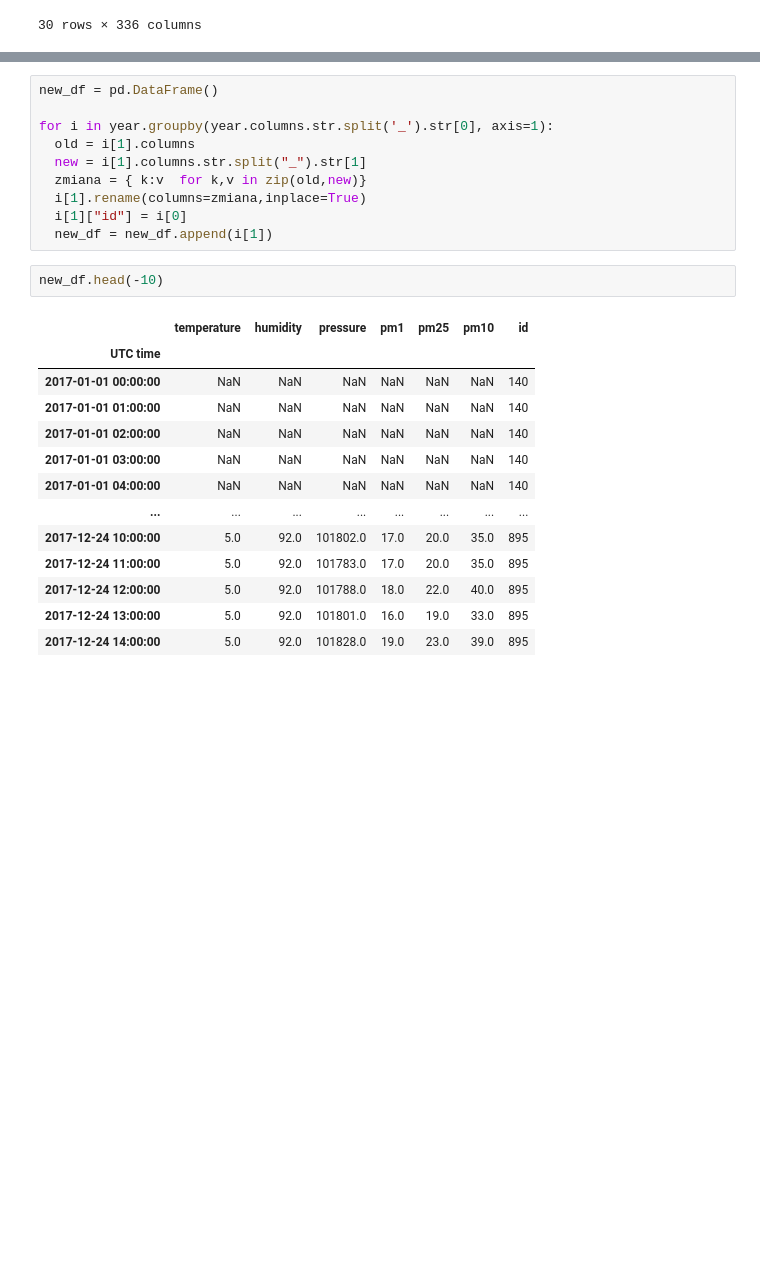
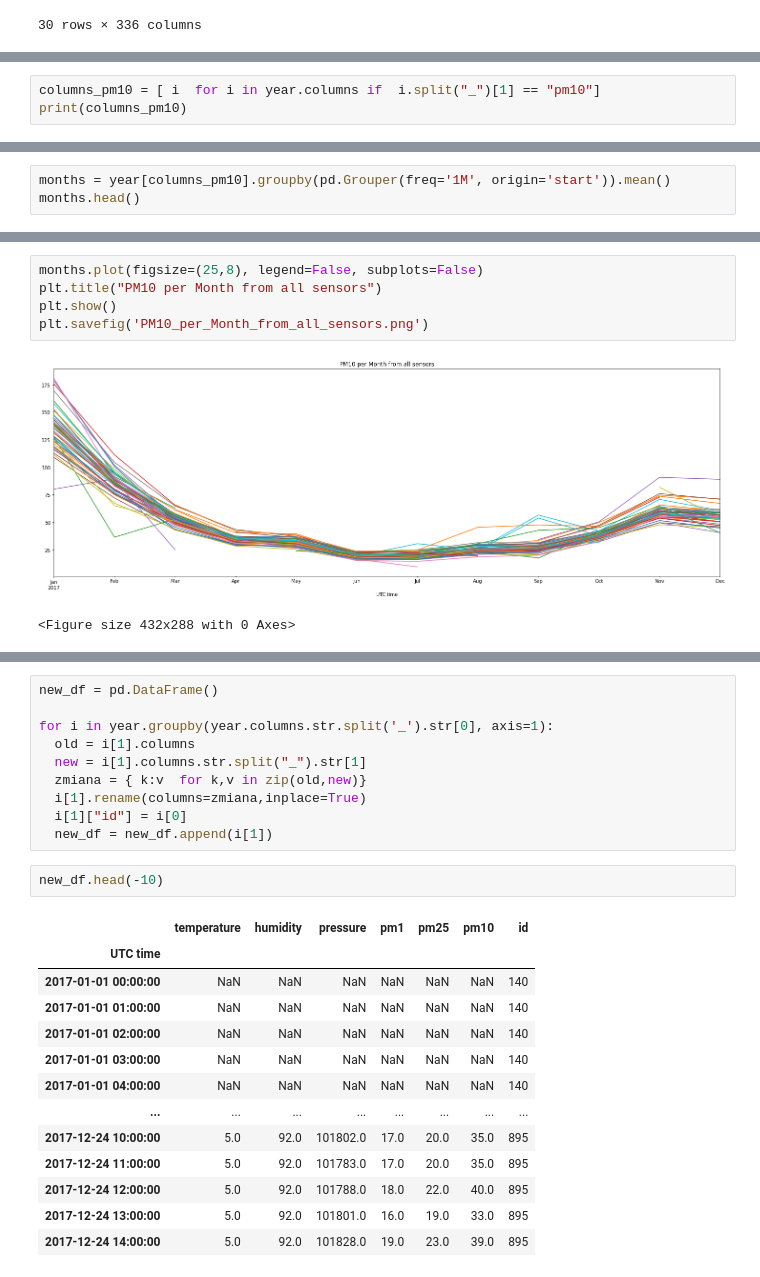
Before and after one commit to Joanna0512/smog_krakowski, a Jupyter notebook: smog_w_krakowie.ipynb, the cells around one changed output, grey strips where cells are left out. Drawn from its saved outputs; the diff is of its cells as text; blank space fills up the shorter version.

```diff
--- a/smog_w_krakowie.ipynb
+++ b/smog_w_krakowie.ipynb
@@ -170,0 +159,3 @@ year[:30]
+# %%
+columns_pm10 = [ i  for i in year.columns if  i.split("_")[1] == "pm10"]
+print(columns_pm10)
@@ -170,0 +164,3 @@ year[:30]
+# %%
+months = year[columns_pm10].groupby(pd.Grouper(freq='1M', origin='start')).mean()
+months.head()
@@ -170,0 +176,8 @@ year[:30]
+# %%
+months.plot(figsize=(25,8), legend=False, subplots=False)
+plt.title("PM10 per Month from all sensors")
+plt.show()
+plt.savefig('PM10_per_Month_from_all_sensors.png')
+# %% [output]
+[figure, added]
+<Figure size 432x288 with 0 Axes>
```
Also changed, not shown: parts of 58 cells of this notebook.
